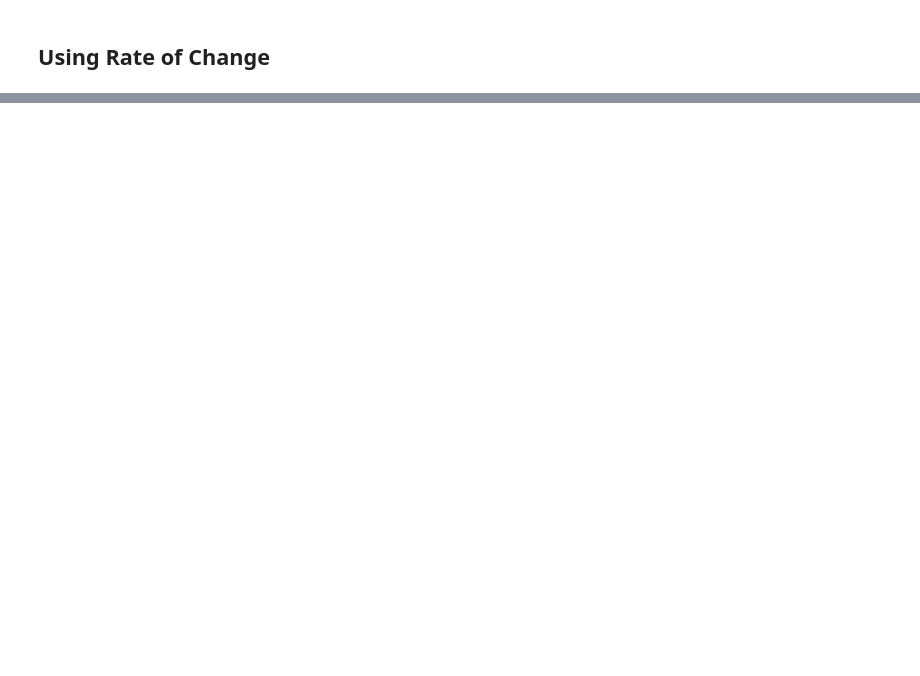
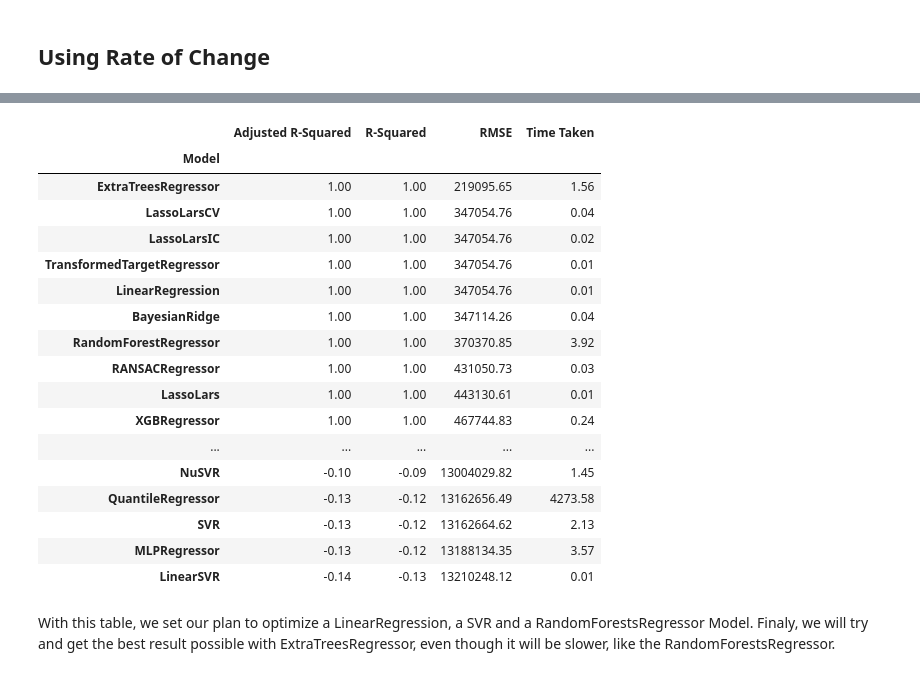
Before and after one commit to DuarteSerranoR/ML_HomeAssignments, a Jupyter notebook: Project/main.ipynb, the cells around one changed output, grey strips where cells are left out. Saved outputs shown, nothing was run; the diff lists cells and outputs as text; code cells hidden in the pictures; blank space fills up the shorter version.

```diff
--- a/Project/main.ipynb
+++ b/Project/main.ipynb
@@ -574,0 +1047,26 @@ Some values seem to ruin the Error Rates, probably need more features, even with
+# %%
+with open("./lazypredict_models.dump", "rb") as o:
+    models = pickle.load(o)
+
+display(models)
+# %% [output]
+|  | Adjusted R-Squared | R-Squared | RMSE | Time Taken |
+| Model |  |  |  |  |
+| ExtraTreesRegressor | 1.00 | 1.00 | 219095.65 | 1.56 |
+| LassoLarsCV | 1.00 | 1.00 | 347054.76 | 0.04 |
+| LassoLarsIC | 1.00 | 1.00 | 347054.76 | 0.02 |
+| TransformedTargetRegressor | 1.00 | 1.00 | 347054.76 | 0.01 |
+| LinearRegression | 1.00 | 1.00 | 347054.76 | 0.01 |
+| BayesianRidge | 1.00 | 1.00 | 347114.26 | 0.04 |
+| RandomForestRegressor | 1.00 | 1.00 | 370370.85 | 3.92 |
+| RANSACRegressor | 1.00 | 1.00 | 431050.73 | 0.03 |
+| LassoLars | 1.00 | 1.00 | 443130.61 | 0.01 |
+| XGBRegressor | 1.00 | 1.00 | 467744.83 | 0.24 |
+| ... | ... | ... | ... | ... |
+| NuSVR | -0.10 | -0.09 | 13004029.82 | 1.45 |
+| QuantileRegressor | -0.13 | -0.12 | 13162656.49 | 4273.58 |
+| SVR | -0.13 | -0.12 | 13162664.62 | 2.13 |
+| MLPRegressor | -0.13 | -0.12 | 13188134.35 | 3.57 |
+| LinearSVR | -0.14 | -0.13 | 13210248.12 | 0.01 |
+# %% [markdown]
+With this table, we set our plan to optimize a LinearRegression, a SVR and a RandomForestsRegressor Model. Finaly, we will try and get the best result possible with ExtraTreesRegressor, even though it will be slower, like the RandomForestsRegressor.
```
Also changed, not shown: parts of 72 cells of this notebook, 11 other files.
